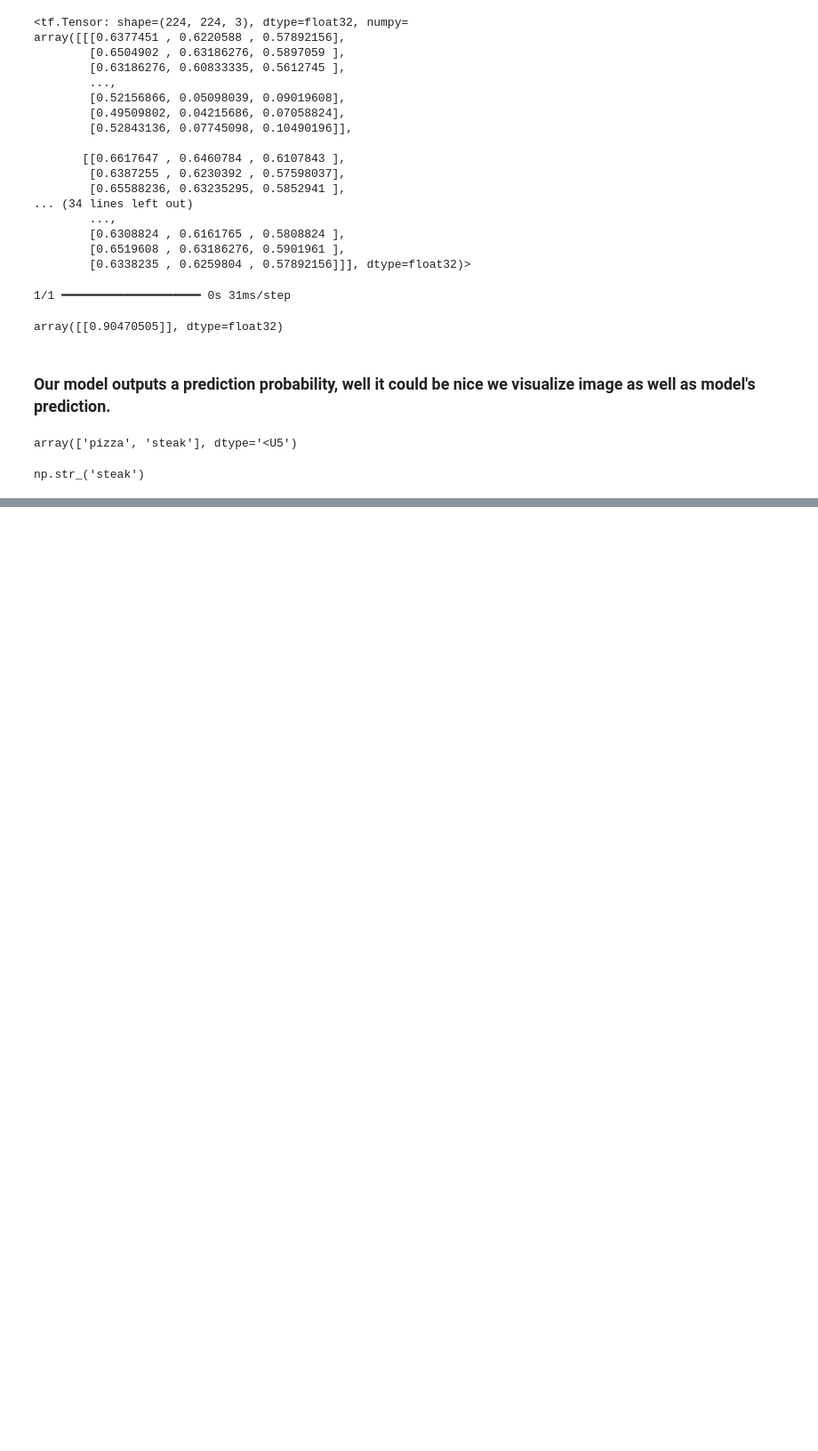
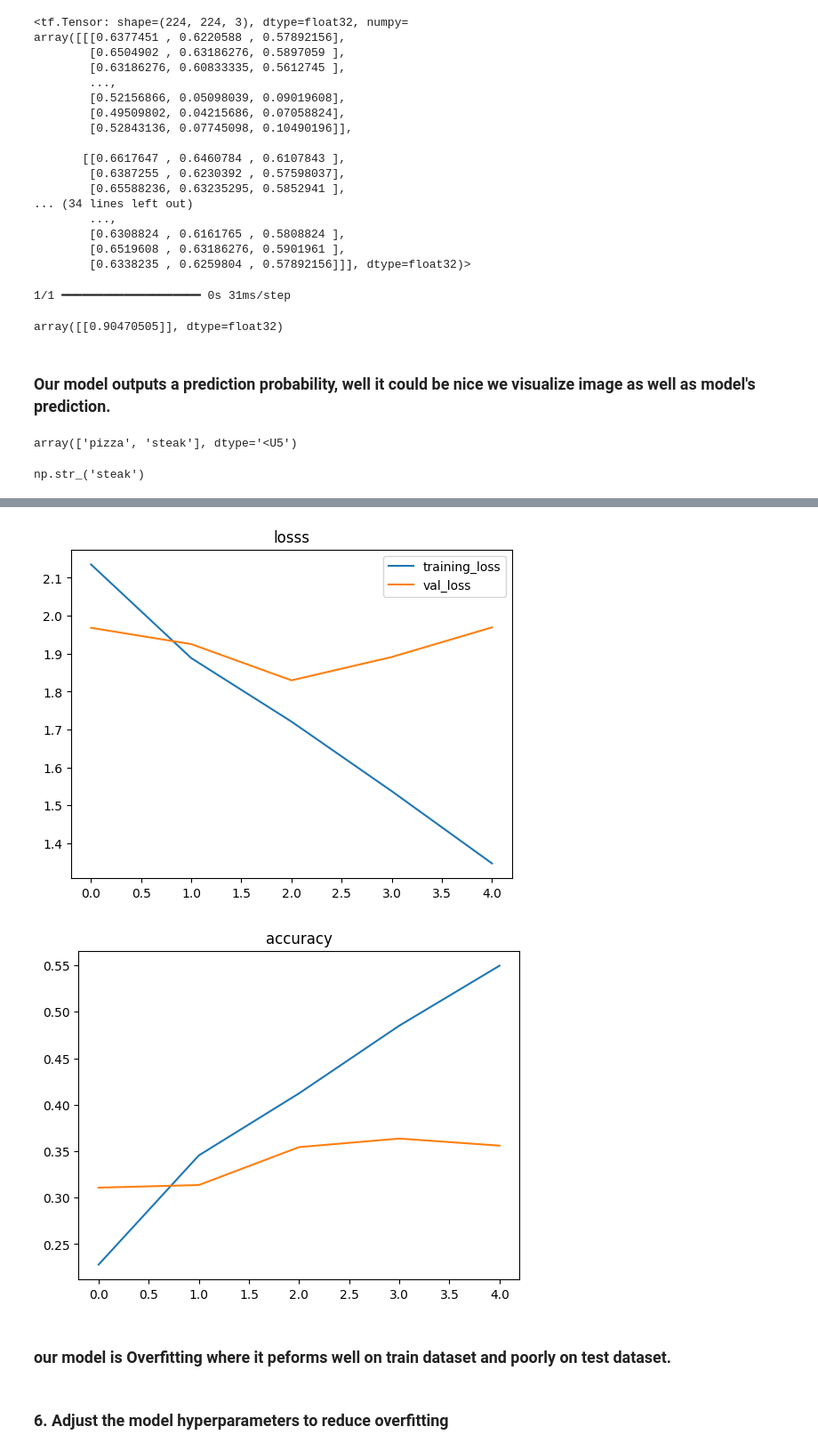
Before and after one commit to LivingstonTardzenyuy/Deep-Learning-with-TensorFlow, a Jupyter notebook: 03_introduction_to_computer_vision_with_tensorflow.ipynb, the cells around one changed output, grey strips where cells are left out. Shown at 89% size. Drawn from its saved outputs; the diff is of its cells as text; code cells hidden in the pictures; blank space fills up the shorter version.

```diff
--- a/03_introduction_to_computer_vision_with_tensorflow.ipynb
+++ b/03_introduction_to_computer_vision_with_tensorflow.ipynb
@@ -1036,0 +1162,16 @@ NameError: name 'load_and_pred_image' is not defined
+# %%
+# Create a CNN model.
+from tensorflow.keras.models import Sequential
+from tensorflow.keras.layers import Conv2D, MaxPool2D, Flatten, Dense
+from tensorflow.keras.optimizers import Adam
+
+model_0 = Sequential([
+    Conv2D(10, 3, input_shape=(224, 224, 3), activation="relu"),
+    MaxPool2D(pool_size=2),
+    Conv2D(10, 3, activation="relu"),
+    MaxPool2D(),
+    Conv2D(10, 3, activation="relu"),
+    MaxPool2D(),
+    Flatten(),
+    Dense(10, activation="softmax")
+])
@@ -1036,0 +1240,36 @@ NameError: name 'load_and_pred_image' is not defined
+# %%
+# Let's seperate the plots. ie plot the validation and training curves seperately.
+
+def plot_loss(history, model_name):
+  """
+    Returns seperate loss curves for training and validation matrix.
+  """
+  loss = history.history['loss']
+  val_loss = history.history['val_loss']
+
+  accuracy = history.history['accuracy']
+  val_accuracy = history.history['val_accuracy']
+
+  epochs = range(len(history.history['loss']))    # How many epochs
+
+  # Plot loss
+  plt.plot(epochs, loss, label="training_loss")
+  plt.plot(epochs, val_loss, label="val_loss")
+  plt.title("losss")
+  plt.legend()
+
+  # Plot accuracy
+  plt.figure()
+  plt.plot(epochs, accuracy, label="training_accuracy")
+  plt.plot(epochs, val_accuracy, label="val_accuracy")
+  plt.title("accuracy")
+# %%
+# Check out the model loss curves on the 10 classes.
+plot_loss(model_0_history, model_0)
+# %% [output]
+[figure, added]
+[figure, added]
+# %% [markdown]
+### our model is **Overfitting** where it peforms well on train dataset and poorly on test dataset.
+# %% [markdown]
+### 6. Adjust the model hyperparameters to reduce overfitting
```
Also changed, not shown: parts of 12 cells of this notebook.
